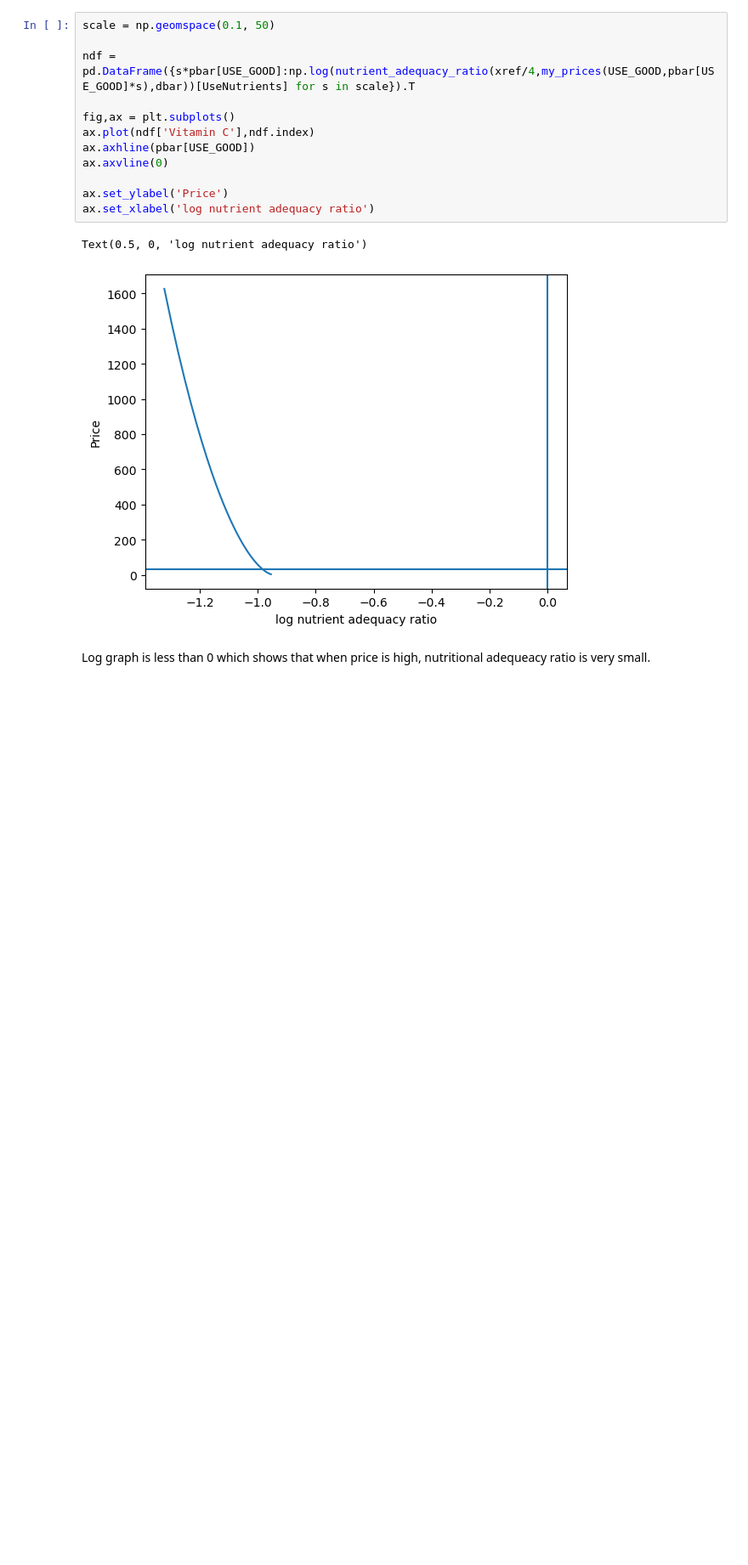
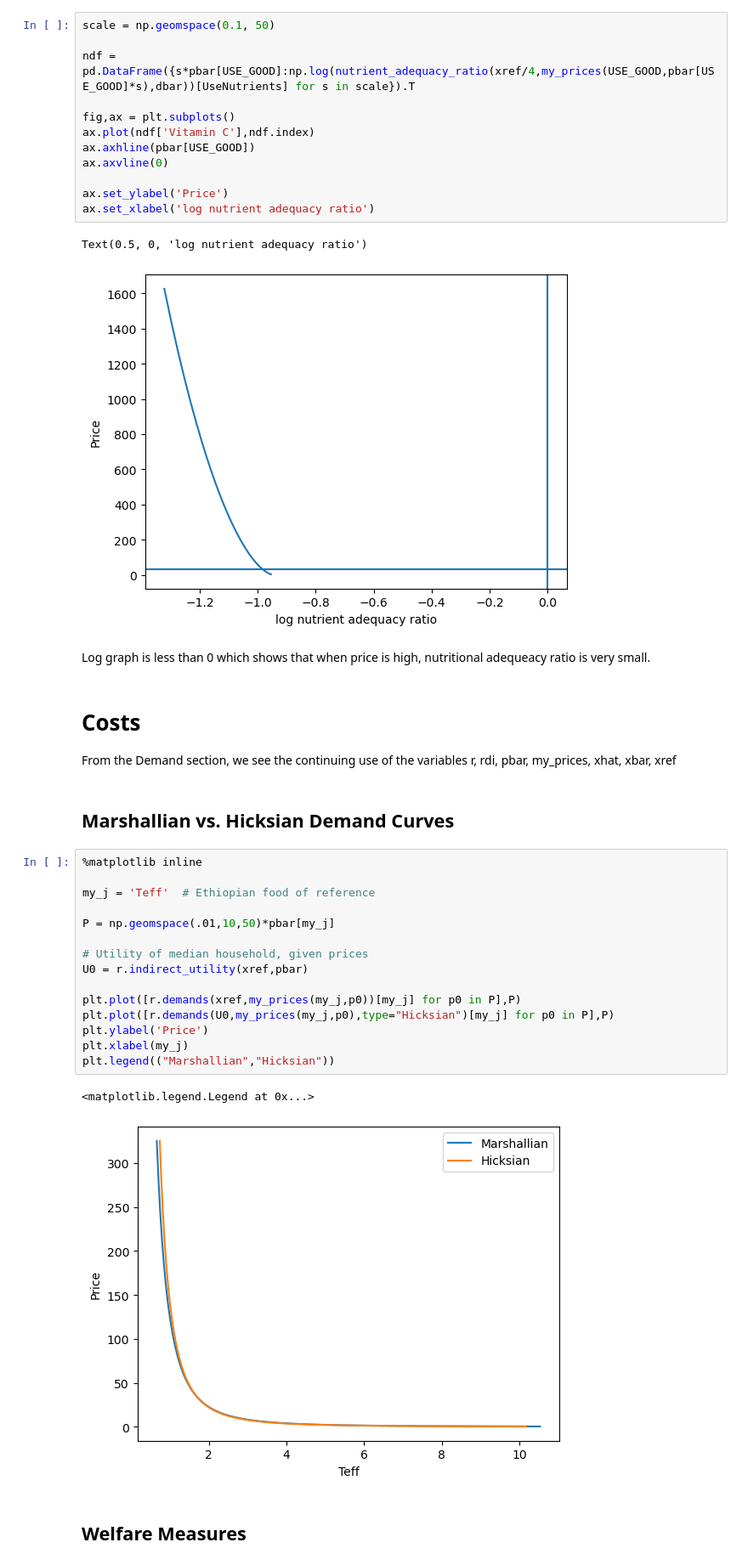
Before and after one commit to lauremariho/proj4_LutherBurbank, a Jupyter notebook: ethiopia_code.ipynb, the cells around one changed output. Shown at 85% size. Cells and saved outputs as stored; diff of their text form; blank space fills up the shorter version.

```diff
--- a/ethiopia_code.ipynb
+++ b/ethiopia_code.ipynb
@@ -840,3 +840,28 @@ Text(0.5, 0, 'log nutrient adequacy ratio')
 [figure]
 # %% [markdown]
 Log graph is less than 0 which shows that when price is high, nutritional adequeacy ratio is very small.
+# %% [markdown]
+# Costs
+From the Demand section, we see the continuing use of the variables r, rdi, pbar, my_prices, xhat, xbar, xref
+# %% [markdown]
+## Marshallian vs. Hicksian Demand Curves
+# %%
+%matplotlib inline
+
+my_j = 'Teff'  # Ethiopian food of reference
+
+P = np.geomspace(.01,10,50)*pbar[my_j]
+
+# Utility of median household, given prices
+U0 = r.indirect_utility(xref,pbar)
+
+plt.plot([r.demands(xref,my_prices(my_j,p0))[my_j] for p0 in P],P)
+plt.plot([r.demands(U0,my_prices(my_j,p0),type="Hicksian")[my_j] for p0 in P],P)
+plt.ylabel('Price')
+plt.xlabel(my_j)
+plt.legend(("Marshallian","Hicksian"))
+# %% [output]
+<matplotlib.legend.Legend at 0x...>
+[figure, added]
+# %% [markdown]
+## Welfare Measures
```
Also changed, not shown: parts of 8 cells of this notebook, 1 other file.
